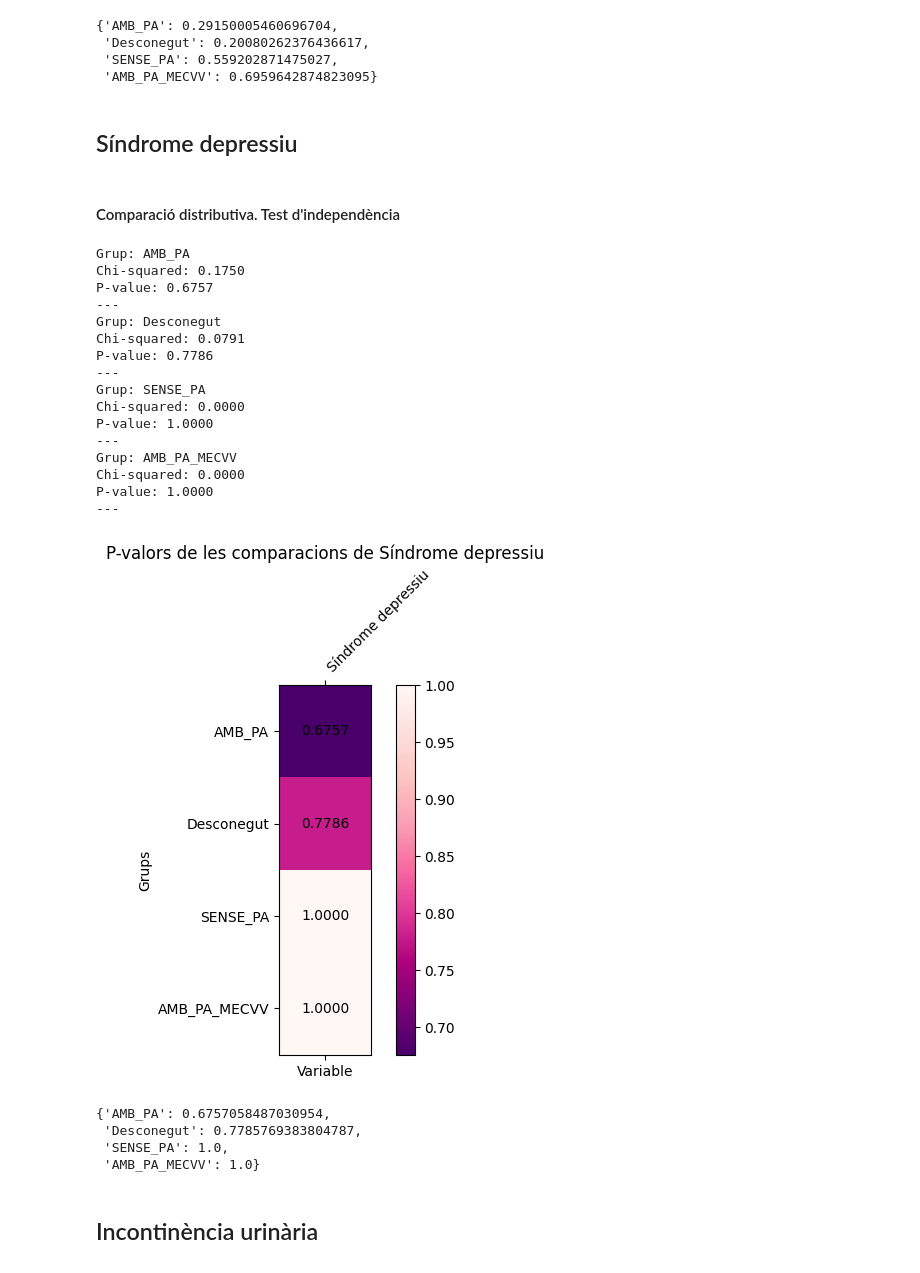
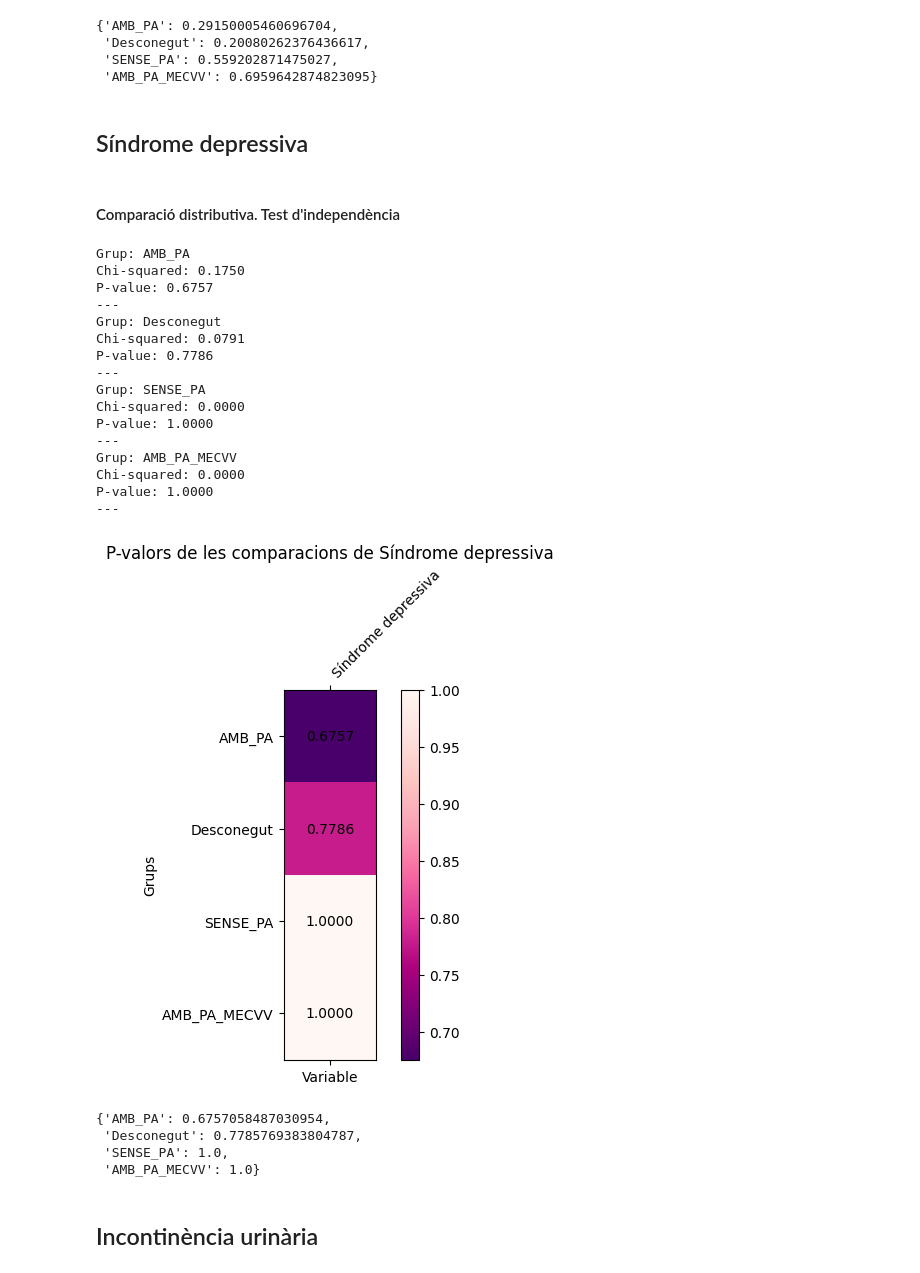
Before and after one commit to MCastelH/PRACTICUM, a Jupyter notebook: sindromes_geriatrics+comorbiditats.ipynb, the cells around one changed output. Cells and saved outputs as stored; diff of their text form; code cells hidden in the pictures.

```diff
--- a/sindromes_geriatrics+comorbiditats.ipynb
+++ b/sindromes_geriatrics+comorbiditats.ipynb
@@ -157,29 +157,29 @@ P-value: 0.6960
  'SENSE_PA': 0.559202871475027,
  'AMB_PA_MECVV': 0.6959642874823095}
 # %% [markdown]
-## Síndrome depressiu
+## Síndrome depressiva
 # %% [markdown]
 #### Comparació distributiva. Test d'independència
 # %%
-test_indepe_bin_plot(data_1= TOTAL['split_database'], data_2= TOTAL['Síndrome depressiu'])
+test_indepe_bin_plot(data_1= TOTAL['split_database'], data_2= TOTAL['Síndrome depressiva'])
 # %% [output]
 Grup: AMB_PA
 Chi-squared: 0.1750
 P-value: 0.6757
 ---
 Grup: Desconegut
 Chi-squared: 0.0791
 P-value: 0.7786
 ---
 Grup: SENSE_PA
 Chi-squared: 0.0000
 P-value: 1.0000
 ---
 Grup: AMB_PA_MECVV
 Chi-squared: 0.0000
 P-value: 1.0000
 ---
-[figure, old version]
+[figure, new version]
 {'AMB_PA': 0.6757058487030954,
  'Desconegut': 0.7785769383804787,
  'SENSE_PA': 1.0,
```
Also changed, not shown: parts of 1 cell of this notebook, 2 other files.
